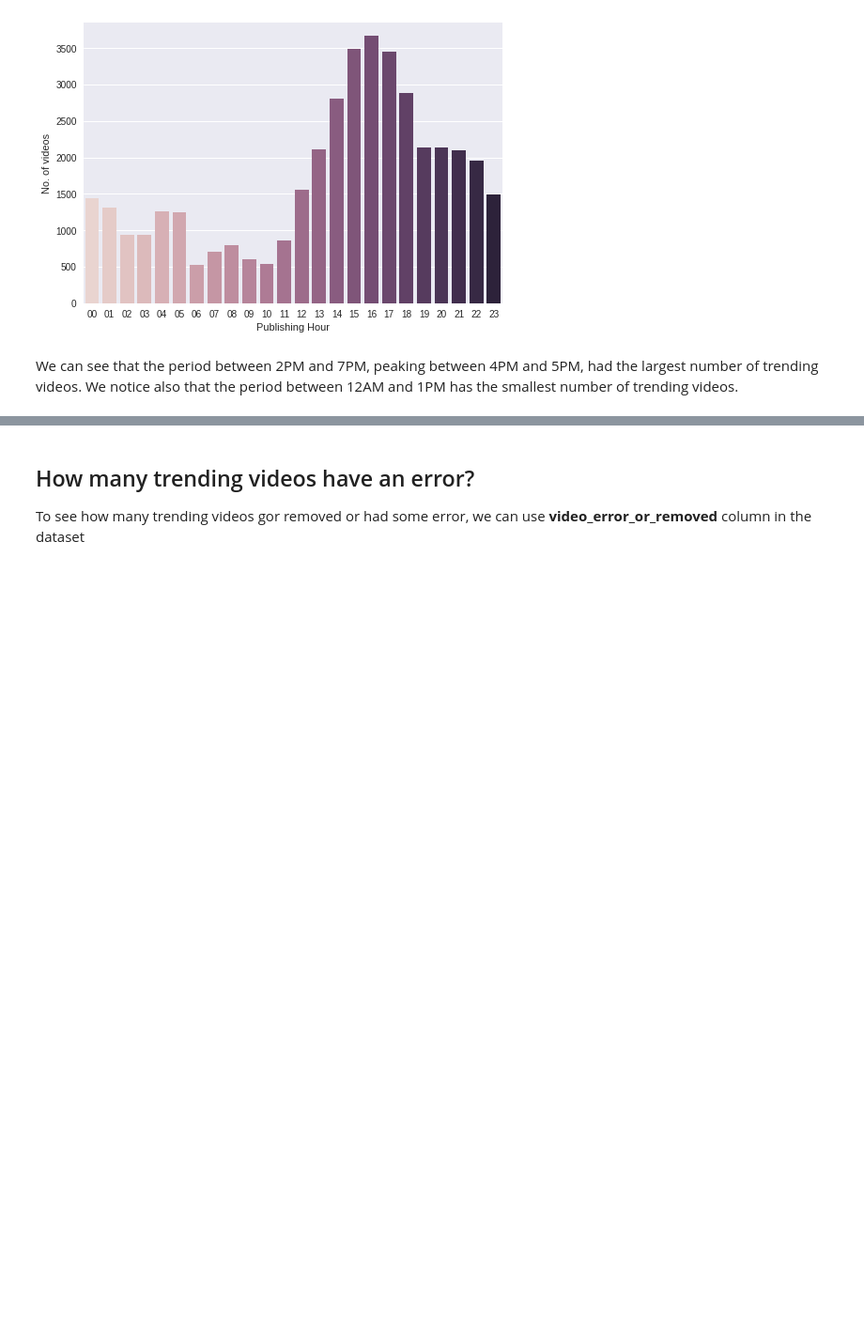
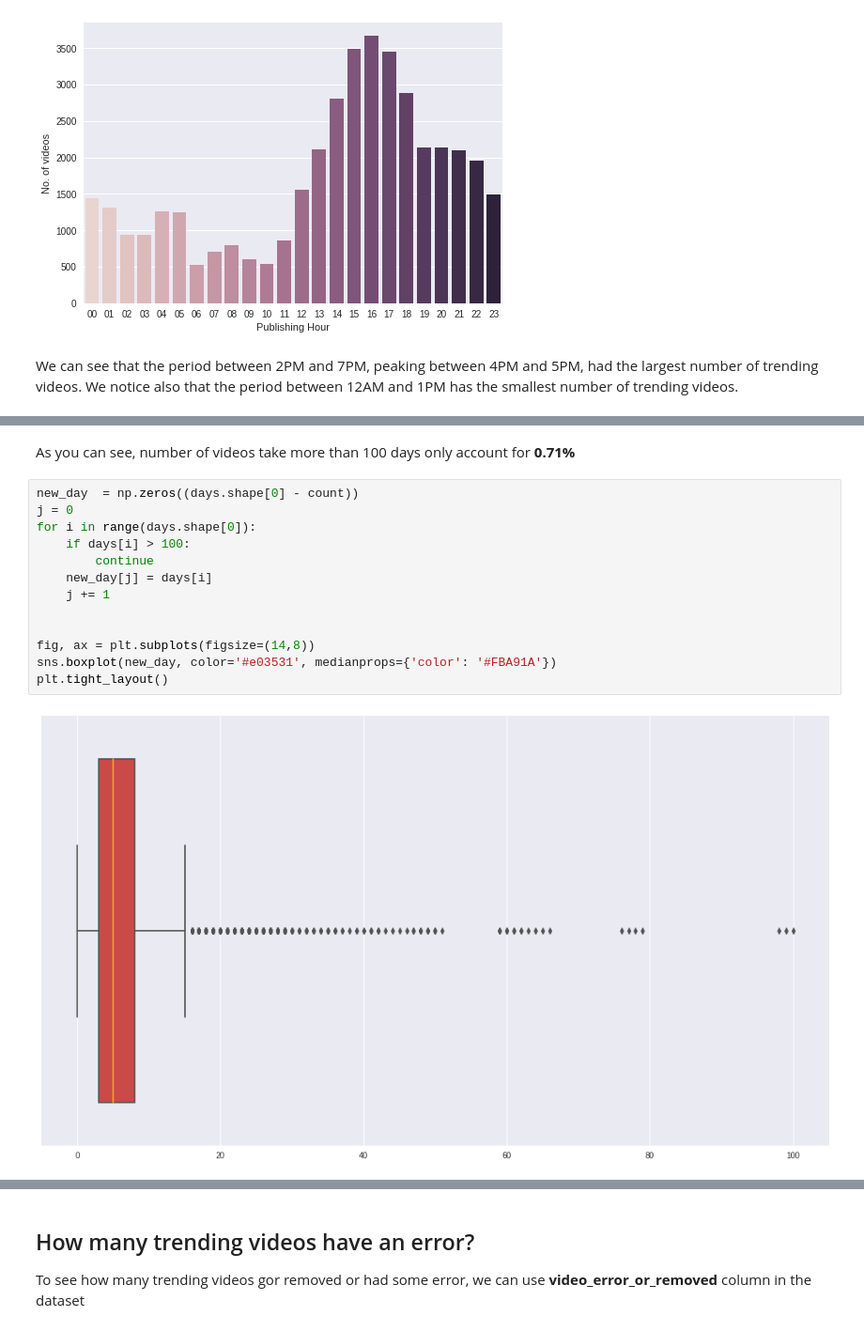
Before and after one commit to KieuSonTung/Data_Preparation, a Jupyter notebook: Youtube_Trending_Data.ipynb, the cells around one changed output, grey strips where cells are left out. Shown at 94% size. Saved outputs shown, nothing was run; the diff lists cells and outputs as text; blank space fills up the shorter version.

```diff
--- a/Youtube_Trending_Data.ipynb
+++ b/Youtube_Trending_Data.ipynb
@@ -531,0 +601,17 @@ We can see that the period between 2PM and 7PM, peaking between 4PM and 5PM, had
+# %% [markdown]
+As you can see, number of videos take more than 100 days only account for **0.71%**
+# %%
+new_day  = np.zeros((days.shape[0] - count))
+j = 0
+for i in range(days.shape[0]):
+    if days[i] > 100:
+        continue
+    new_day[j] = days[i]
+    j += 1
+
+
+fig, ax = plt.subplots(figsize=(14,8))
+sns.boxplot(new_day, color='#e03531', medianprops={'color': '#FBA91A'})
+plt.tight_layout()
+# %% [output]
+[figure, added]
```
Also changed, not shown: parts of 24 cells of this notebook.
